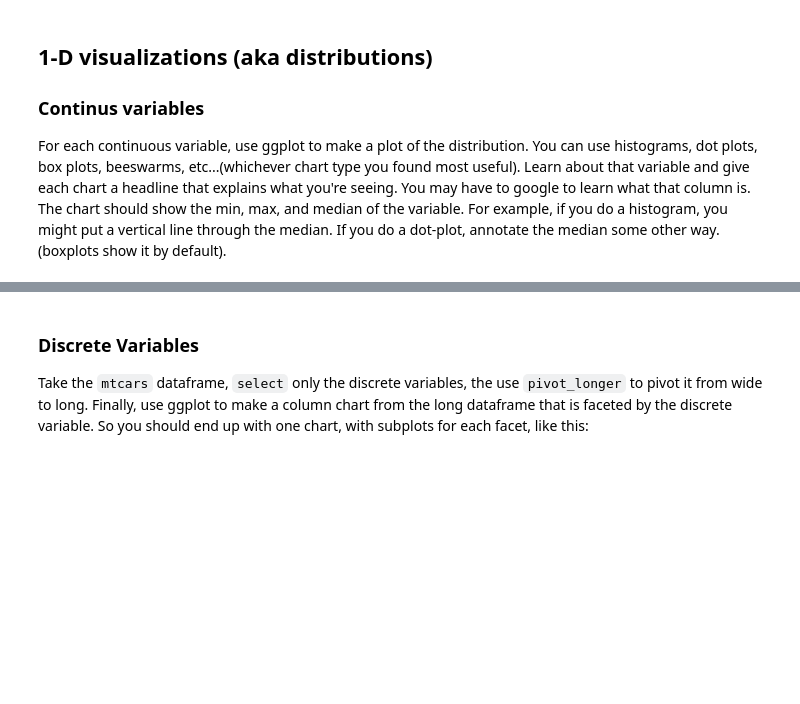
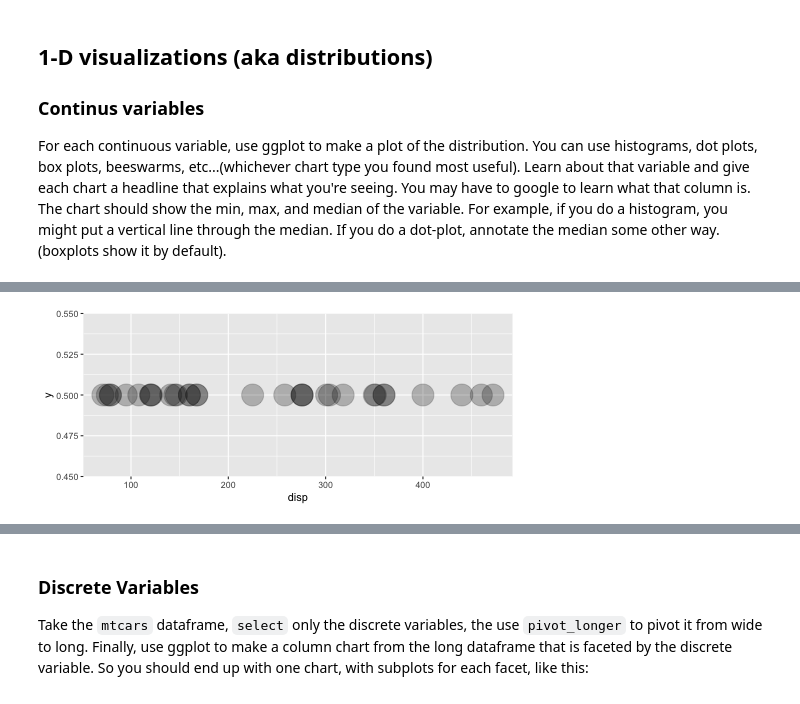
Before and after one commit to data4news/mtcars-eda-intro-loyolaalums, a Jupyter notebook: notebook-1.ipynb, the cells around one changed output, grey strips where cells are left out. Saved outputs shown, nothing was run; the diff lists cells and outputs as text; code cells hidden in the pictures; blank space fills up the shorter version.

```diff
--- a/notebook-1.ipynb
+++ b/notebook-1.ipynb
@@ -205,0 +212,15 @@ NULL
+# %%
+%%R -h 200
+
+# 👉 chart for disp
+
+# install.packages("ggbeeswarm")
+# library(ggbeeswarm)
+
+
+mtcars |>
+    ggplot() +
+    aes(x=disp, y=0.5) +
+    geom_point(alpha=0.25, size=10)
+# %% [output]
+[figure, added]
```
Also changed, not shown: parts of 16 cells of this notebook.
